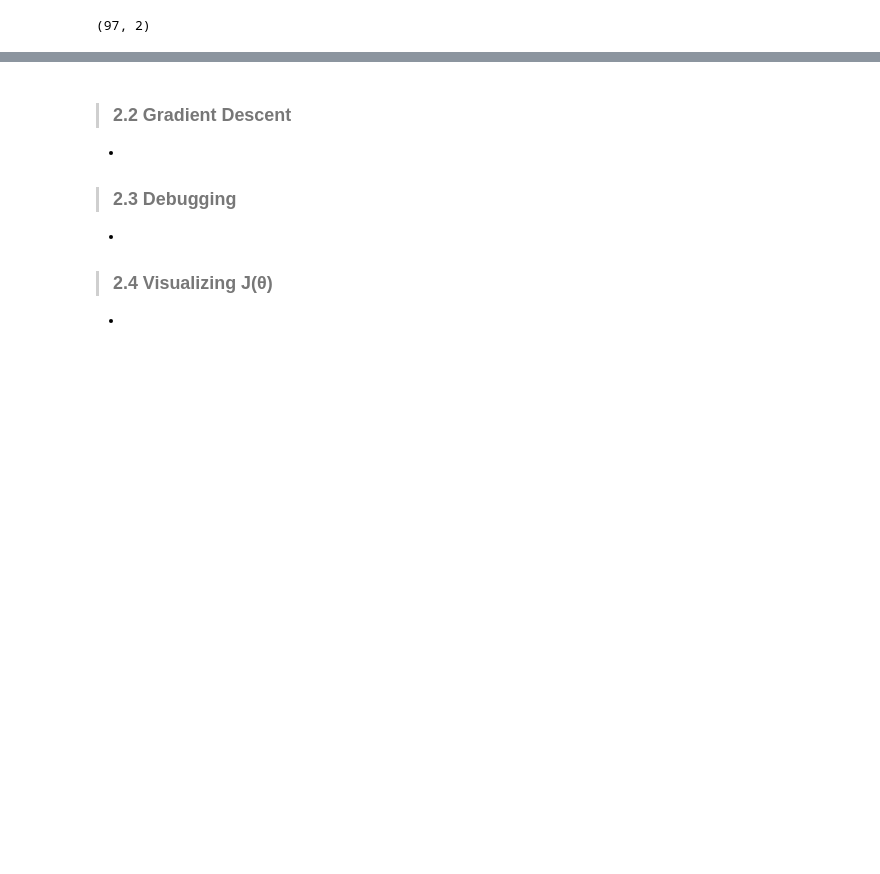
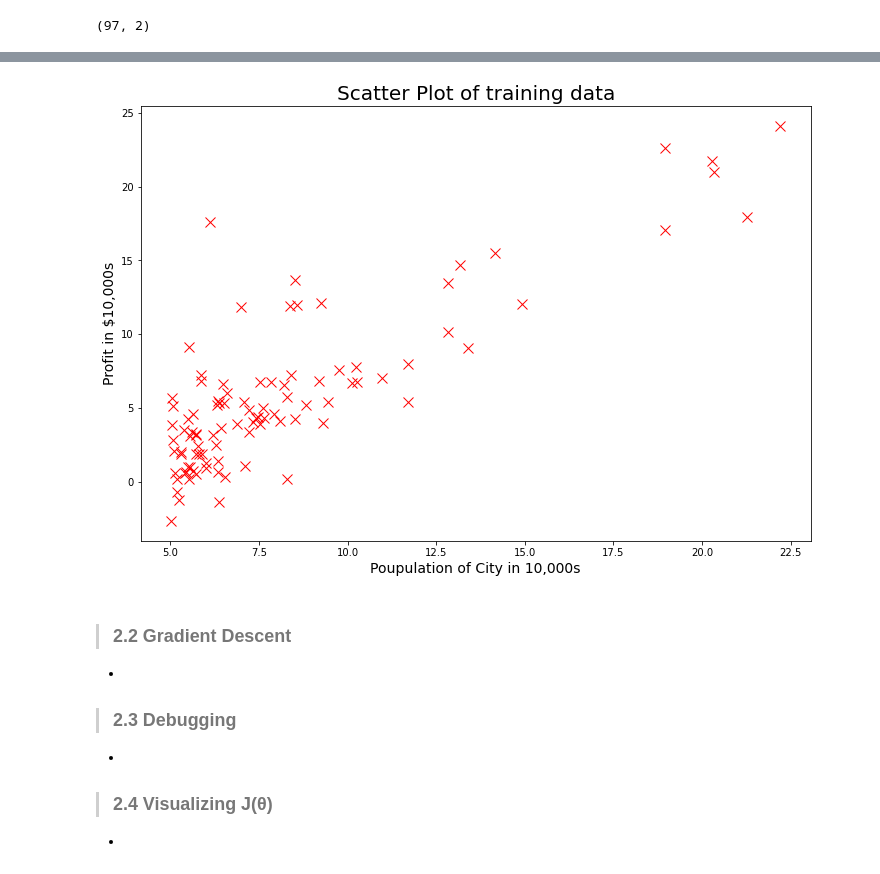
Before and after one commit to U-Kyung13/coursera, a Jupyter notebook: Machine Learning/ex1/ex1.ipynb, the cells around one changed output, grey strips where cells are left out. Cells and saved outputs as stored; diff of their text form; code cells hidden in the pictures; blank space fills up the shorter version.

```diff
--- a/Machine Learning/ex1/ex1.ipynb
+++ b/Machine Learning/ex1/ex1.ipynb
@@ -77,3 +89,23 @@ ex1data1.shape
+# %%
+import matplotlib.pyplot as plt
+import seaborn as sns
+plt.rcParams['figure.figsize'] = [12, 8] # setting figure size
+# %%
+plt.plot('population',  # x
+         'profit',  # y
+         data=ex1data1,
+         linestyle='none',
+         marker='x',
+         markersize=10,
+         color='red',
+         alpha=1)
+
+plt.title('Scatter Plot of training data', fontsize=20)
+plt.xlabel('Poupulation of City in 10,000s', fontsize=14)
+plt.ylabel('Profit in $10,000s', fontsize=14)
+plt.show()
+# %% [output]
+[figure, added]
 # %% [markdown]
 
 
```
Also changed, not shown: parts of 1 cell of this notebook.
